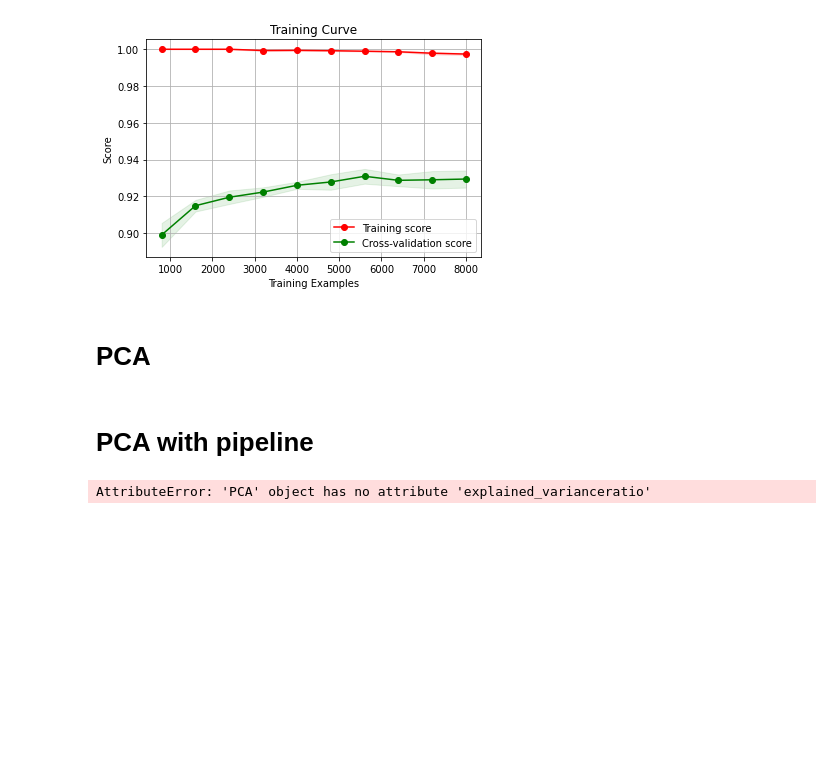
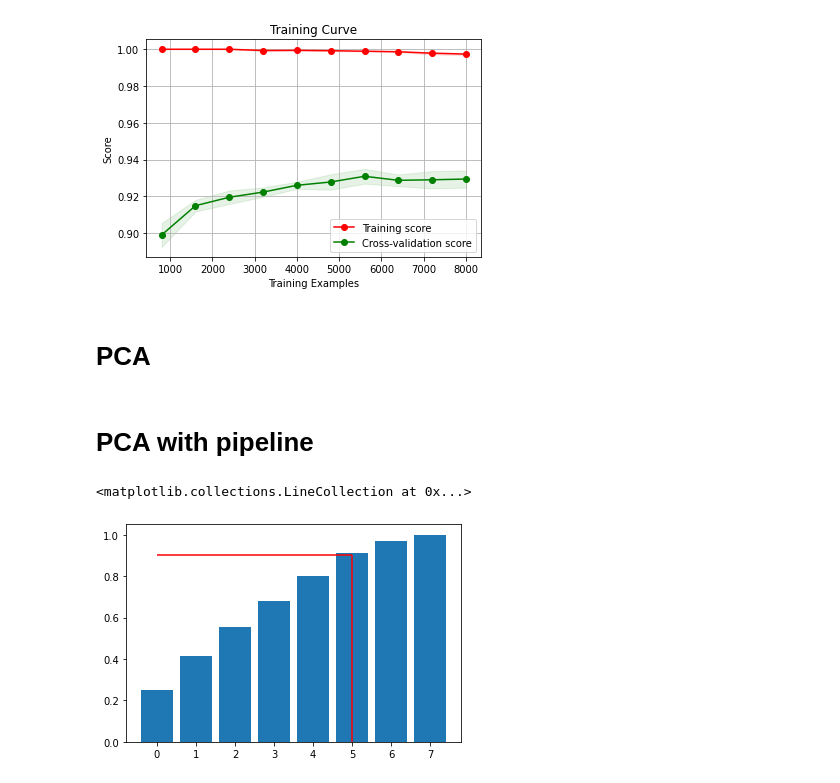
Before and after one commit to emaddar/SBA, a Jupyter notebook: MLFlowEmad/XGBoost_MLFlow.ipynb, the cells around one changed output. Cells and saved outputs as stored; diff of their text form; code cells hidden in the pictures; blank space fills up the shorter version.

```diff
--- a/MLFlowEmad/XGBoost_MLFlow.ipynb
+++ b/MLFlowEmad/XGBoost_MLFlow.ipynb
@@ -258,25 +258,48 @@ plt.show()
 # %%
 numeric_features = list(X.select_dtypes(include=['int', 'float']).columns)
 len(numeric_features)
 
 ####### Analyse best PCA
 
 
 from sklearn.decomposition import PCA
 
 n_dims = X_train.shape[1]
 def make_pipeline_to_ML(X,y):
     X_train, X_test, y_train, y_test = train_test_split(X, y, shuffle=True, train_size=0.8, random_state=42)
     numerical_features = make_column_selector(dtype_include=np.number)
     categorical_features = make_column_selector(dtype_exclude= np.number)
     numerical_pipeline = make_pipeline(SimpleImputer(strategy='mean'),StandardScaler(with_mean=False),model = PCA(n_components=n_dims))
     categorical_pipeline = make_pipeline(SimpleImputer(strategy='most_frequent'),OneHotEncoder(handle_unknown='ignore'))
     preprocessor = make_column_transformer((numerical_pipeline, numerical_features),
                                     (categorical_pipeline, categorical_features)
                                     )
     return preprocessor, X_train, X_test, y_train, y_test
+
+
+from sklearn.preprocessing import  StandardScaler
+import numpy as np
+std = StandardScaler()
+X_train.dropna( inplace=True)
+X_train_standard = std.fit_transform(X_train[numeric_features])
+
+from sklearn.decomposition import PCA
+# Choisir le nb de composants
+n_dims = X_train_standard.shape[1]
+model = PCA(n_components=n_dims)
+model.fit(X_train_standard)
+
+variances = model.explained_variance_ratio_
+
+meilleur_dims = np.argmax(np.cumsum(variances) > 0.90)
+
+import matplotlib.pyplot as plt
+plt.bar(range(n_dims), np.cumsum(variances))
+plt.hlines(0.90, 0, meilleur_dims, colors='r')
+plt.vlines(meilleur_dims, 0, 0.90, colors='r')
 # %% [output]
-AttributeError: 'PCA' object has no attribute 'explained_varianceratio'
+<matplotlib.collections.LineCollection at 0x...>
+[figure, added]
 # %%
 from sklearn.decomposition import PCA
 
```
Also changed, not shown: parts of 1 cell of this notebook.
